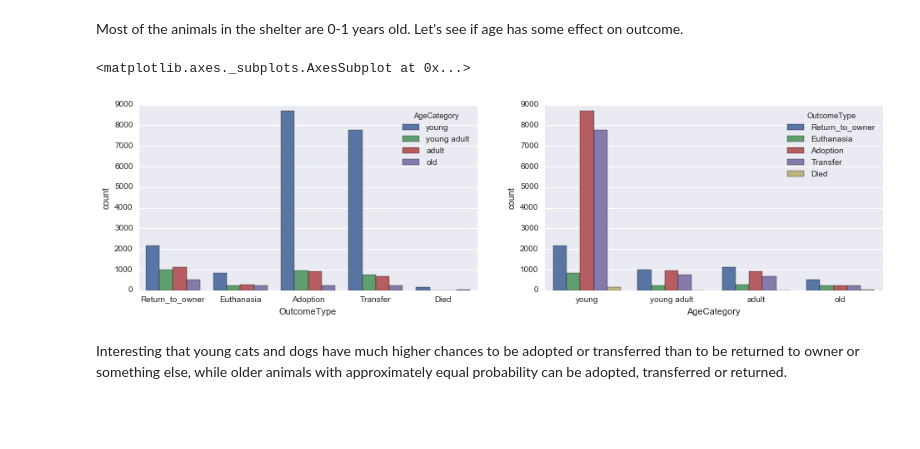
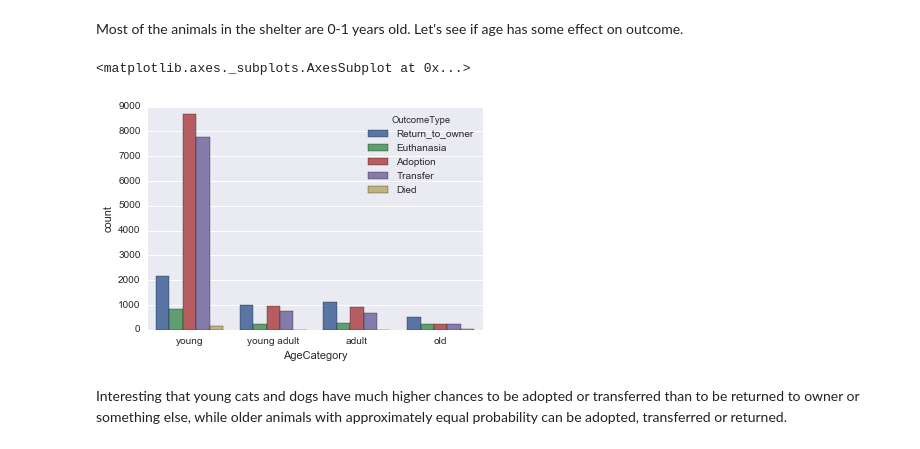
Before and after one commit to SlinkoIgor/express_ml, a Jupyter notebook: shelter_animals/data_observation.ipynb, the cells around one changed output. Drawn from its saved outputs; the diff is of its cells as text; code cells hidden in the pictures; blank space fills up the shorter version.

```diff
--- a/shelter_animals/data_observation.ipynb
+++ b/shelter_animals/data_observation.ipynb
@@ -49,9 +76,8 @@ def get_neutered(x):
     return 'unknown'
 # %%
-animals['Sex'] = animals.SexuponOutcome.apply(get_sex)
-animals['Neutered'] = animals.SexuponOutcome.apply(get_neutered)
-f, (ax1, ax2) = plt.subplots(1, 2, figsize=(15, 4))
-sns.countplot(animals.Sex, palette='Set3', ax=ax1)
-sns.countplot(animals.Neutered, palette='Set3', ax=ax2)
+animals['Sex'] = animals.SexuponOutcome.map(get_sex)
+animals['Neutered'] = animals.SexuponOutcome.map(get_neutered)
+# f, (ax1, ax2) = plt.subplots(1, 2, figsize=(15, 4))
+sns.countplot(animals.Sex, palette='Set3')
 # %% [output]
 <matplotlib.axes._subplots.AxesSubplot at 0x...>
@@ -63,7 +94,8 @@ Also we have information about breed, and some animals has pure or mixed breed.
 # %%
 def get_mix(x):
     x = str(x)
-    if x.find('Mix') >= 0: return 'mix'
+    if 'Mix' in x:
+        return 'mix'
     return 'not'
 animals['Mix'] = animals.Breed.apply(get_mix)
 sns.countplot(animals.Mix, palette='Set3')
@@ -115,13 +154,19 @@ def calc_age_in_years(x):
     x = str(x)
     if x == 'nan': return 0
     age = int(x.split()[0])
-    if x.find('year') > -1: return age
-    if x.find('month')> -1: return age / 12.
-    if x.find('week')> -1: return age / 52.
-    if x.find('day')> -1: return age / 365.
-    else: return 0
+    if x.find('year') > -1:
+        return age
+    if x.find('month')> -1:
+        return age / 12.
+    if x.find('week')> -1:
+        return age / 52.
+    if x.find('day')> -1:
+        return age / 365.
+    else:
+        raise 'Unknown format'
 # %%
-animals['AgeInYears'] = animals.AgeuponOutcome.apply(calc_age_in_years)
+animals['AgeInYears'] = animals.AgeuponOutcome.map(
+    calc_age_in_years)
 sns.distplot(animals.AgeInYears, bins = 20, kde=False)
 # %% [output]
 <matplotlib.axes._subplots.AxesSubplot at 0x...>
@@ -136,11 +186,10 @@ def calc_age_category(x):
     return 'old'
 animals['AgeCategory'] = animals.AgeInYears.apply(calc_age_category)
 # %%
-f, (ax1, ax2) = plt.subplots(1, 2, figsize=(16, 4))
-sns.countplot(data=animals, x='OutcomeType',hue='AgeCategory', ax=ax1)
-sns.countplot(data=animals, x='AgeCategory',hue='OutcomeType', ax=ax2)
+# sns.countplot(data=animals, x='OutcomeType',hue='AgeCategory')
+sns.countplot(data=animals, x='AgeCategory',hue='OutcomeType')
 # %% [output]
 <matplotlib.axes._subplots.AxesSubplot at 0x...>
-[figure, old version]
+[figure, new version]
 # %% [markdown]
 Interesting that young cats and dogs have much higher chances to be adopted or transferred than to be returned to owner or something else, while older animals with approximately equal probability can be adopted, transferred or returned.
```
Also changed, not shown: parts of 10 cells of this notebook, 4 other files.
